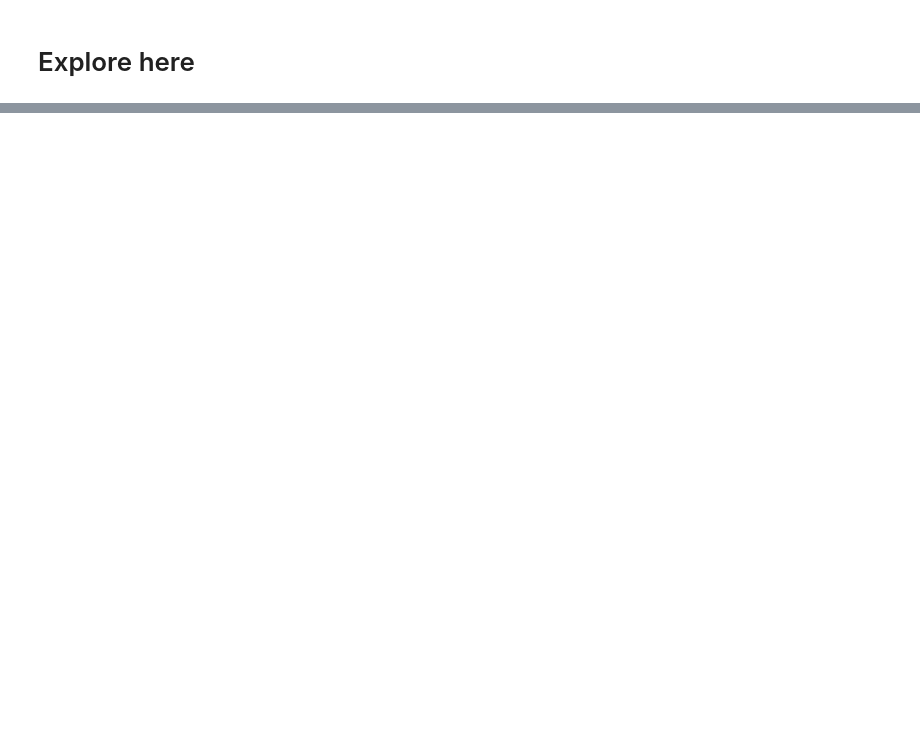
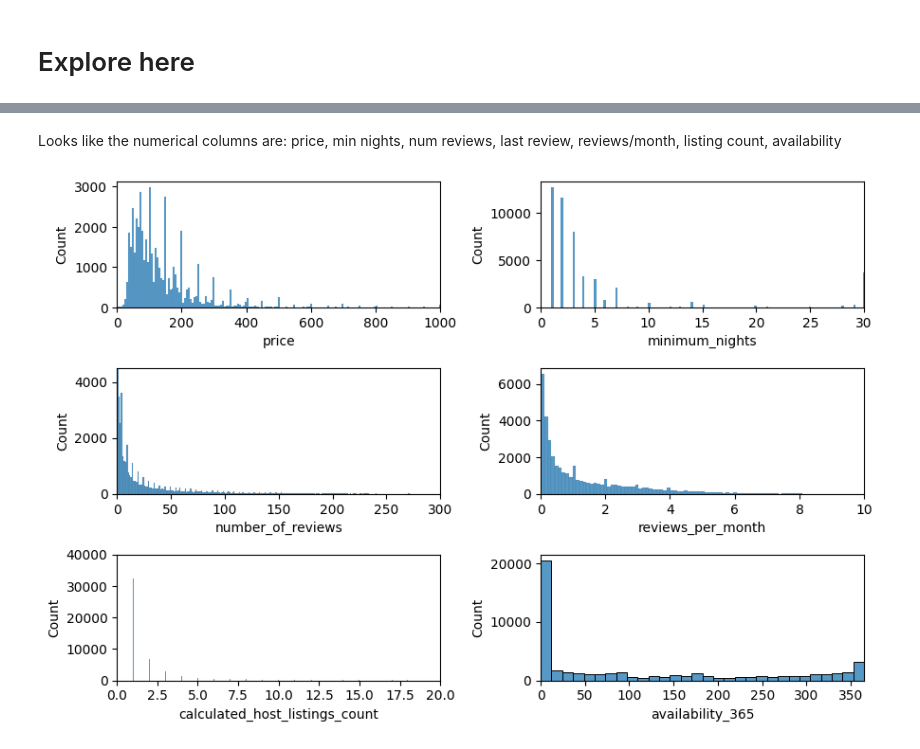
Before and after one commit to drtclem/machine-learning-python-template, a Jupyter notebook: src/explore.ipynb, the cells around one changed output, grey strips where cells are left out. Cells and saved outputs as stored; diff of their text form; code cells hidden in the pictures; blank space fills up the shorter version.

```diff
--- a/src/explore.ipynb
+++ b/src/explore.ipynb
@@ -3,10 +3,16 @@
 # %%
 import requests
 import os
+import pandas as pd
+import matplotlib.pyplot as plt
+import seaborn as sns
 
-# Define the URL and local folder
+
+# Define the URL
 url = "https://raw.githubusercontent.com/4GeeksAcademy/data-preprocessing-project-tutorial/main/AB_NYC_2019.csv"
-folder_path = "data"
+
+# Define the folder where you want to save the file
+folder_path = os.path.expanduser("/Users/taylorclements/Desktop/Coding")  # Change to your preferred location
 file_path = os.path.join(folder_path, "AB_NYC_2019.csv")
 
 # Create the folder if it doesn’t exist
@@ -22,0 +29,3 @@ ModuleNotFoundError: No module named 'requests'
+# %%
+df = pd.read_csv(file_path)
+print(df.head())  # Display first few rows
@@ -22,0 +61,2 @@ ModuleNotFoundError: No module named 'requests'
+# %%
+df_1 = df.drop(columns=["id", "host_id", "host_name"])
@@ -22,0 +110,5 @@ ModuleNotFoundError: No module named 'requests'
+# %%
+#Going to remove the long/lat and assume that neighborhood is enough to determine location
+df_2 = df_1.drop(columns=["name", "latitude", "longitude"])
+
+print(df_2["calculated_host_listings_count"].value_counts())
@@ -22,0 +169,25 @@ ModuleNotFoundError: No module named 'requests'
+# %% [markdown]
+Looks like the numerical columns are:
+price, min nights, num reviews, last review, reviews/month, listing count, availability
+# %%
+#no duplicates in the name column
+
+
+
+fig, axis = plt.subplots(3, 2, figsize=(9, 6))
+
+# Create a multiple histogram
+sns.histplot(ax = axis[0, 0], data = df_2, x = "price").set_xlim(0, 1000)   # Set the x-axis limits
+sns.histplot(ax = axis[0, 1], data = df_2, x = "minimum_nights").set_xlim(0, 30)
+sns.histplot(ax = axis[1, 0], data = df_2, x = "number_of_reviews").set(xlim = (0, 300), ylim=(0,4500))  # Set the limits
+sns.histplot(ax = axis[1, 1], data = df_2, x = "reviews_per_month").set_xlim(0, 10)
+sns.histplot(ax = axis[2, 0], data = df_2, x = "calculated_host_listings_count").set(xlim = (0, 20), ylim=(0, 40000))
+sns.histplot(ax = axis[2, 1], data = df_2, x = "availability_365").set_xlim(0, 365)
+
+# Adjust the layout
+plt.tight_layout()
+
+# Show the plot
+plt.show()
+# %% [output]
+[figure, added]
```
Also changed, not shown: parts of 11 cells of this notebook.
